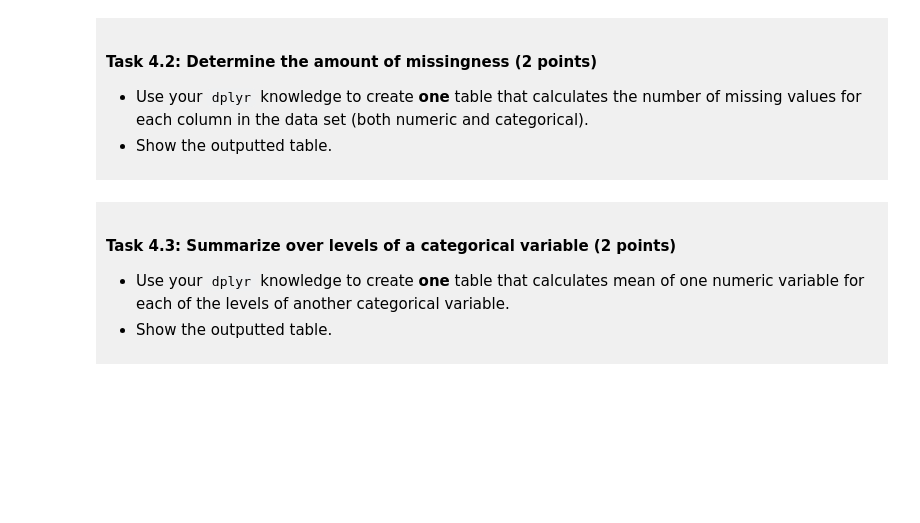
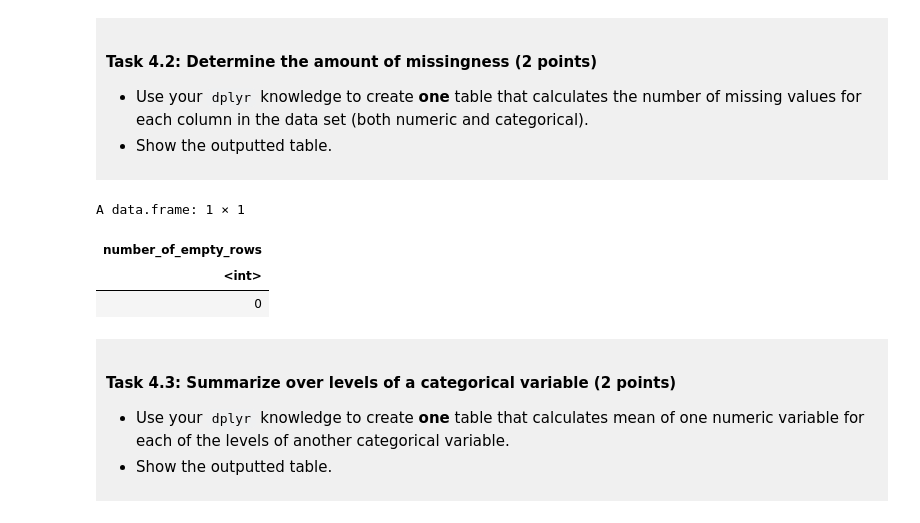
Before and after one commit to JessicaXJI/DSCI-100-Project-Jessica-Ji, a Jupyter notebook: dsci-100-project-notebook.ipynb, the cells around one changed output. Saved outputs shown, nothing was run; the diff lists cells and outputs as text; code cells hidden in the pictures; blank space fills up the shorter version.

```diff
--- a/dsci-100-project-notebook.ipynb
+++ b/dsci-100-project-notebook.ipynb
@@ -253,7 +283,29 @@ You will refine your research question (if needed) and produce a tidy data set.
 - Show the outputted table.
 </div>
 # %%
-### EDIT THIS CODE CELL ###
+seed_missing <- bball_tidy |>
+filter(seed %in% "NA") |>
+nrow()
+
+reg_wins_pct_missing <- bball_tidy |>
+filter(reg_wins_pct %in% "NA") |>
+nrow()
+
+tourney_finish_missing <- bball_tidy |>
+filter(tourney_finish %in% "NA") |>
+nrow()
+
+bball_missing <- seed_missing + reg_wins_pct_missing + tourney_finish_missing |>
+as_tibble() |>
+rename(number_of_empty_rows = value)
+
+
+bball_missing
+# %% [output]
+A data.frame: 1 × 1
+| number_of_empty_rows |
+| <int> |
+| 0 |
 # %% [markdown]
 <div style="background-color: #f0f0f0; padding: 10px;">
 
```
Also changed, not shown: parts of 5 cells of this notebook.
